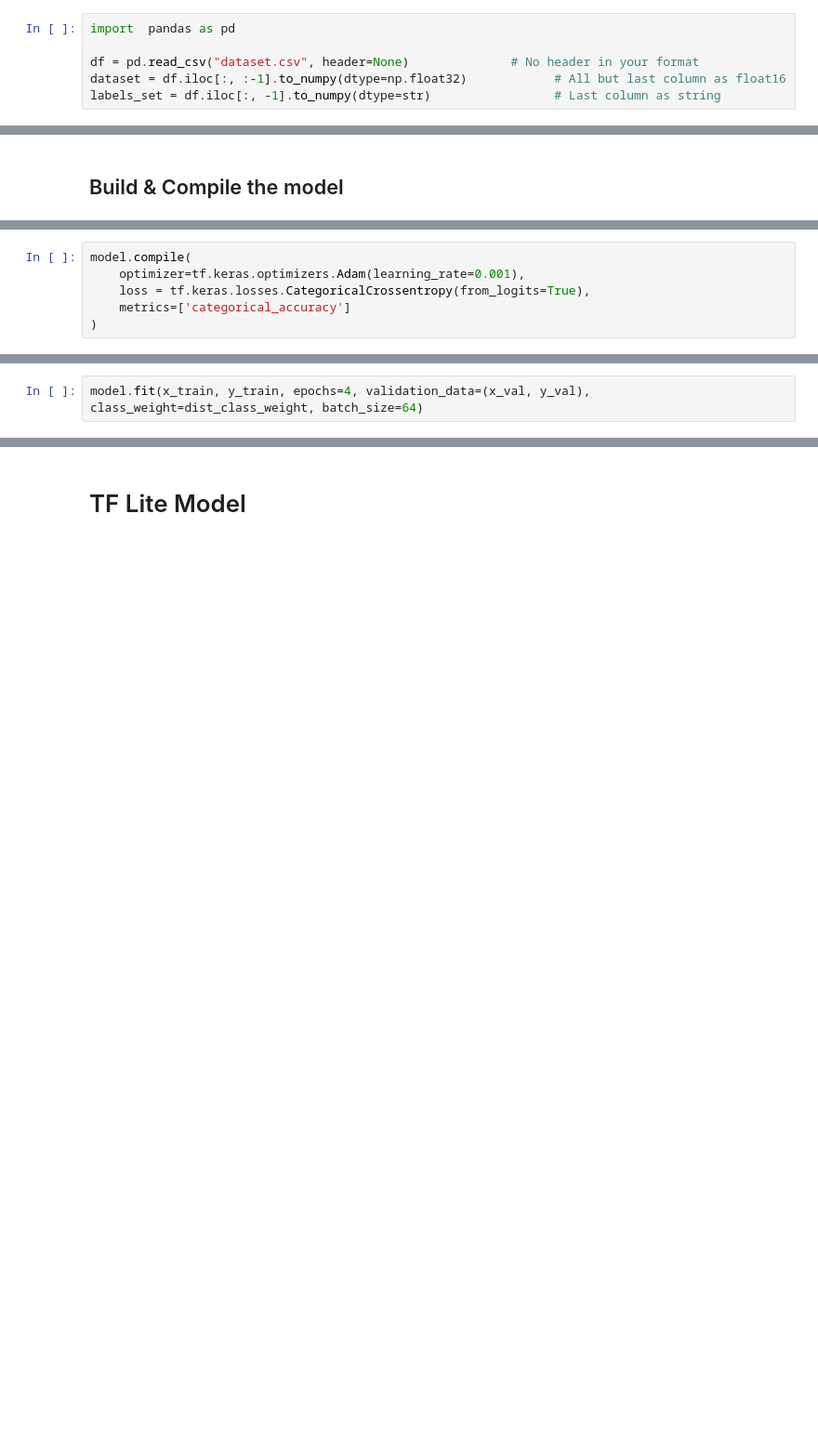
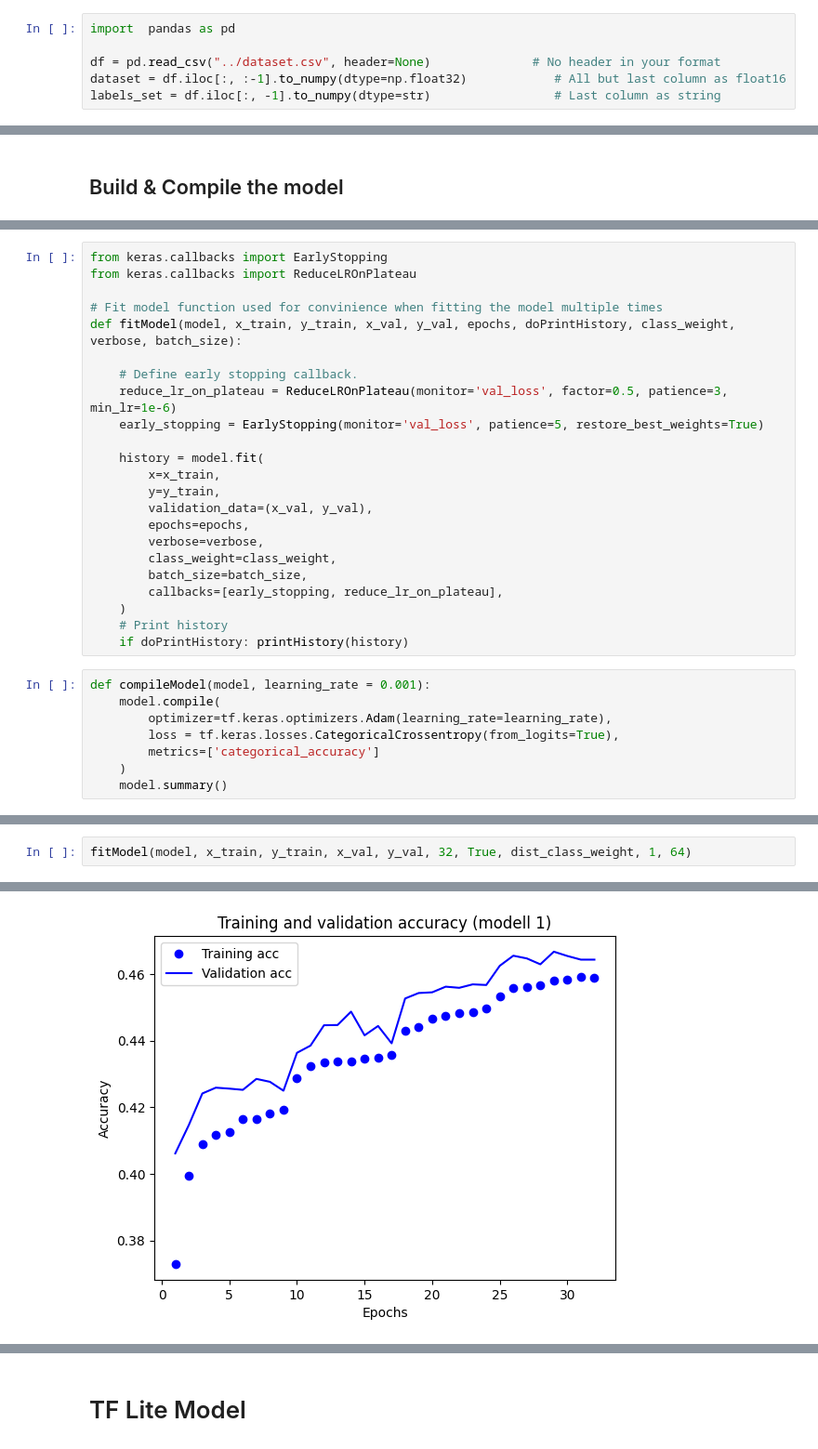
Before and after one commit to williamfridh/Vehicle-Classifying-and-Counting-Convolution-Neural-Networks-Onboard-Cost-Efficient-Microcontrollers, a Jupyter notebook: Model/model_0/model.ipynb, the cells around one changed output, grey strips where cells are left out. Shown: that part at 93% size. Saved outputs shown, nothing was run; the diff lists cells and outputs as text; blank space fills up the shorter version.

Commit message:
Can classify, and tool to send data
Note that the current model is to complex? Think the MCU is crashing.

```diff
--- a/Model/model_0/model.ipynb
+++ b/Model/model_0/model.ipynb
@@ -39,7 +39,7 @@ def convert_bytes(size, unit=None):
 # %%
 import  pandas as pd
 
-df = pd.read_csv("dataset.csv", header=None)              # No header in your format
+df = pd.read_csv("../dataset.csv", header=None)              # No header in your format
 dataset = df.iloc[:, :-1].to_numpy(dtype=np.float32)            # All but last column as float16
 labels_set = df.iloc[:, -1].to_numpy(dtype=str)                 # Last column as string
 # %%
@@ -149,6 +180,31 @@ Model: "sequential_12"
+# %%
+from keras.callbacks import EarlyStopping
+from keras.callbacks import ReduceLROnPlateau
+
+# Fit model function used for convinience when fitting the model multiple times
+def fitModel(model, x_train, y_train, x_val, y_val, epochs, doPrintHistory, class_weight, verbose, batch_size):
+
+    # Define early stopping callback.
+    reduce_lr_on_plateau = ReduceLROnPlateau(monitor='val_loss', factor=0.5, patience=3, min_lr=1e-6)
+    early_stopping = EarlyStopping(monitor='val_loss', patience=5, restore_best_weights=True)
+
+    history = model.fit(
+        x=x_train,
+        y=y_train,
+        validation_data=(x_val, y_val),
+        epochs=epochs,
+        verbose=verbose,
+        class_weight=class_weight,
+        batch_size=batch_size,
+        callbacks=[early_stopping, reduce_lr_on_plateau],
+    )
+    # Print history
+    if doPrintHistory: printHistory(history)
 # %%
-model.compile(
-    optimizer=tf.keras.optimizers.Adam(learning_rate=0.001),
-    loss = tf.keras.losses.CategoricalCrossentropy(from_logits=True),
-    metrics=['categorical_accuracy']
-)
+def compileModel(model, learning_rate = 0.001):
+    model.compile(
+        optimizer=tf.keras.optimizers.Adam(learning_rate=learning_rate),
+        loss = tf.keras.losses.CategoricalCrossentropy(from_logits=True),
+        metrics=['categorical_accuracy']
+    )
+    model.summary()
@@ -155,3 +235,3 @@ model.compile(
 # %%
-model.fit(x_train, y_train, epochs=4, validation_data=(x_val, y_val), class_weight=dist_class_weight, batch_size=64)
+fitModel(model, x_train, y_train, x_val, y_val, 32, True, dist_class_weight, 1, 64)
 # %% [output]
@@ -166,0 +268 @@ Epoch 4/4
+[figure, added]
```
Also changed, not shown: parts of 17 cells of this notebook, 8 other files.
